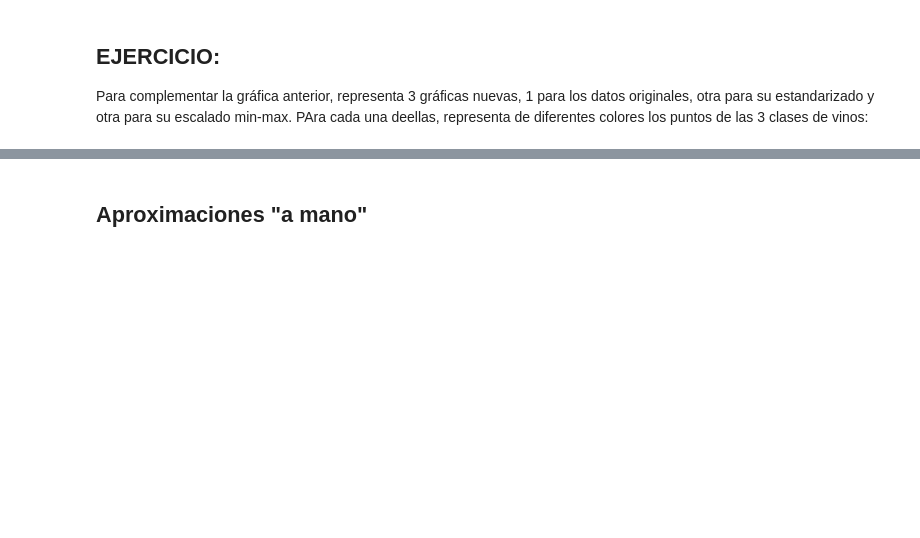
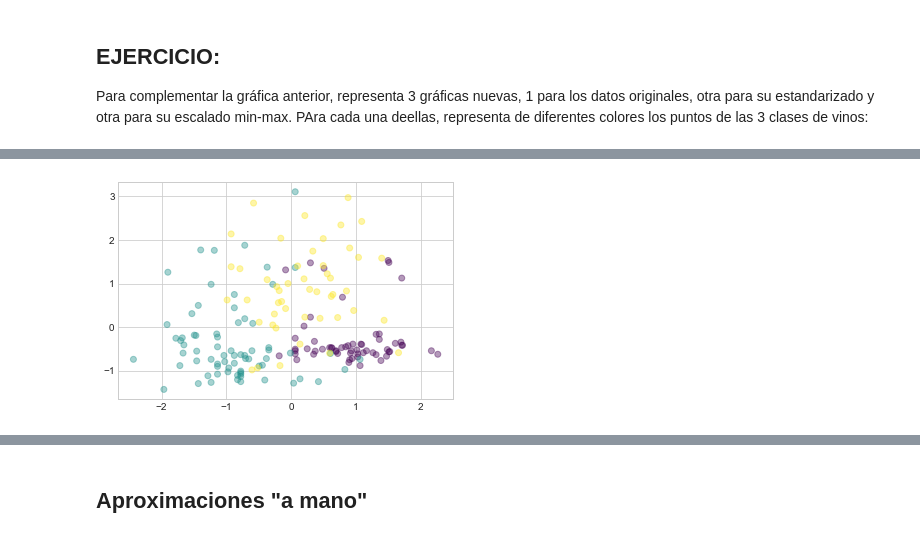
Before and after one commit to JuanDG5/DS-part-time-sep2020, a Jupyter notebook: semana_13/dia_1/1_Variables_Numéricas.ipynb, the cells around one changed output, grey strips where cells are left out. Drawn from its saved outputs; the diff is of its cells as text; code cells hidden in the pictures; blank space fills up the shorter version.

```diff
--- a/semana_13/dia_1/1_Variables_Numéricas.ipynb
+++ b/semana_13/dia_1/1_Variables_Numéricas.ipynb
@@ -234,0 +288,4 @@ Para complementar la gráfica anterior, representa 3 gráficas nuevas, 1 para lo
+# %%
+plt.scatter(x1, y1, c=df['Class label'], cmap='viridis', alpha=0.4);
+# %% [output]
+[figure, added]
```
Also changed, not shown: parts of 47 cells of this notebook, 3 other files.
